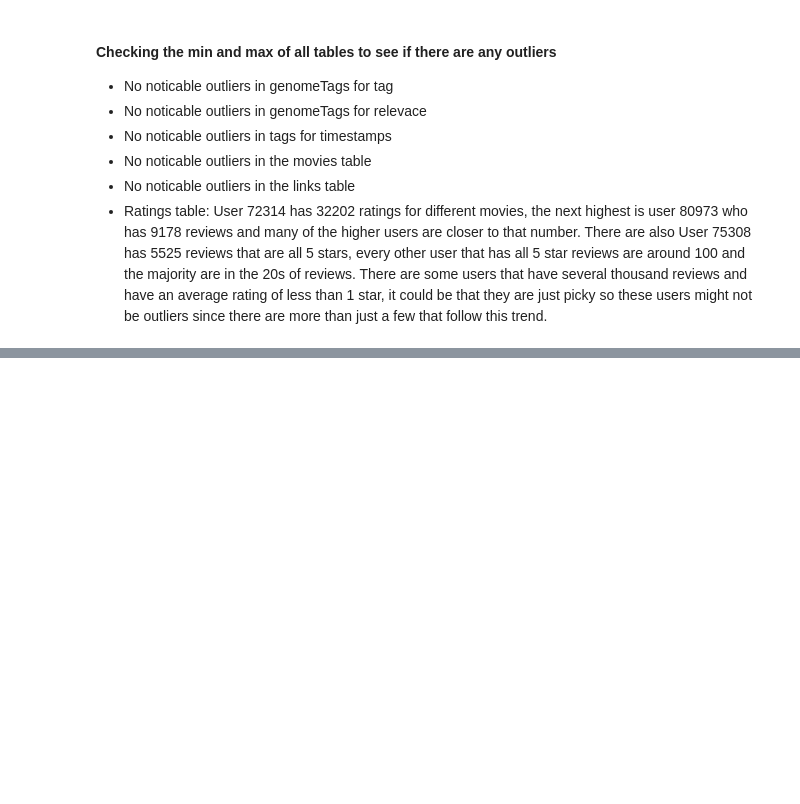
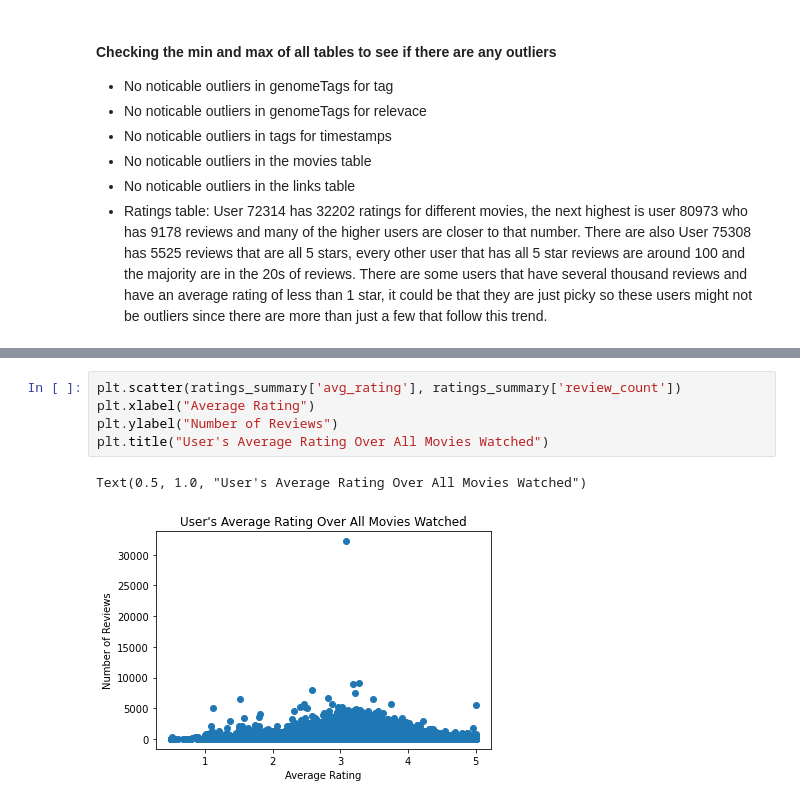
Before and after one commit to rkbhkp/Movie-Recomendation-with-ML, a Jupyter notebook: Milestone_2.ipynb, the cells around one changed output, grey strips where cells are left out. Saved outputs shown, nothing was run; the diff lists cells and outputs as text; blank space fills up the shorter version.

Commit message:
Added graphs and SQL analysis of several tables

```diff
--- a/Milestone_2.ipynb
+++ b/Milestone_2.ipynb
@@ -348,0 +346,8 @@ print(pysqdf(q))
+# %%
+plt.scatter(ratings_summary['avg_rating'], ratings_summary['review_count'])
+plt.xlabel("Average Rating")
+plt.ylabel("Number of Reviews")
+plt.title("User's Average Rating Over All Movies Watched")
+# %% [output]
+Text(0.5, 1.0, "User's Average Rating Over All Movies Watched")
+[figure, added]
```
Also changed, not shown: parts of 5 cells of this notebook.
